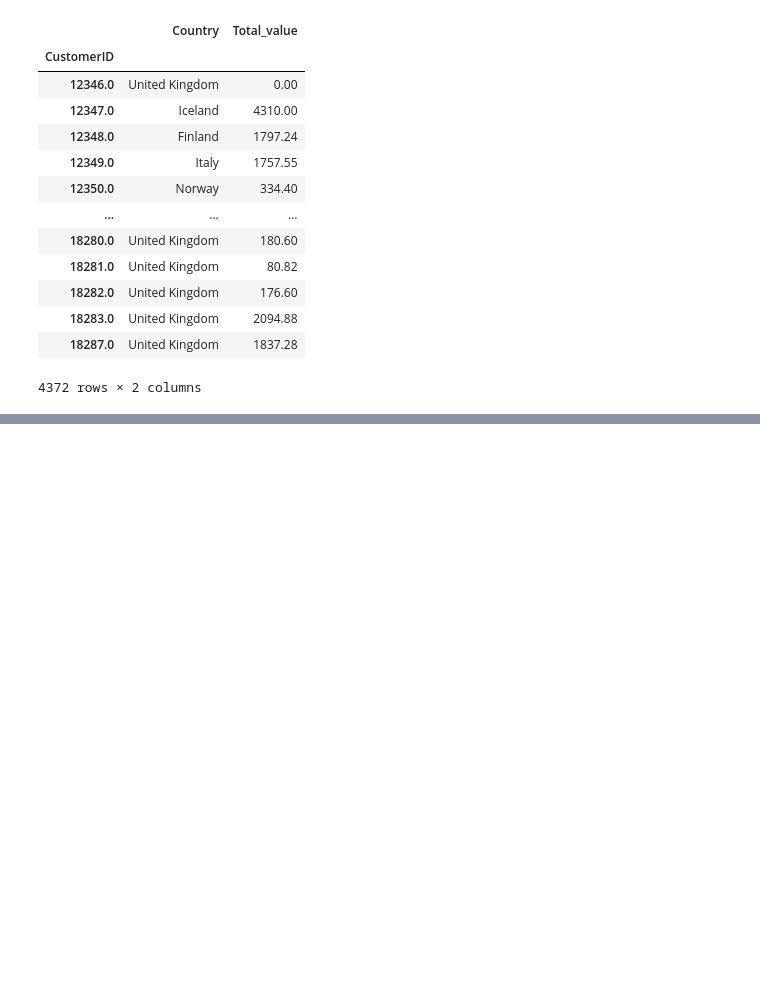
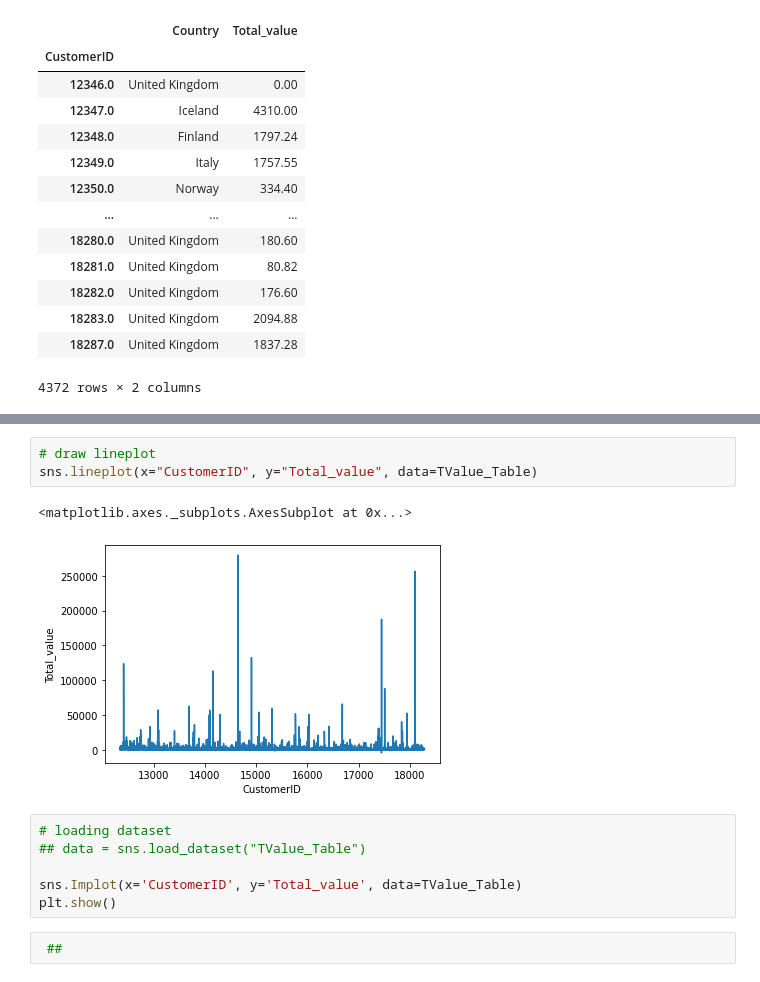
Before and after one commit to V-Nayak/EDA_project, a Jupyter notebook: Capstone_Project_1_Propensity_Model.ipynb, the cells around one changed output, grey strips where cells are left out. Cells and saved outputs as stored; diff of their text form; blank space fills up the shorter version.

```diff
--- a/Capstone_Project_1_Propensity_Model.ipynb
+++ b/Capstone_Project_1_Propensity_Model.ipynb
@@ -295,0 +323,14 @@ TValue_Table
+# %%
+# draw lineplot
+sns.lineplot(x="CustomerID", y="Total_value", data=TValue_Table)
+# %% [output]
+<matplotlib.axes._subplots.AxesSubplot at 0x...>
+[figure, added]
+# %%
+# loading dataset
+## data = sns.load_dataset("TValue_Table")
+
+sns.Implot(x='CustomerID', y='Total_value', data=TValue_Table)
+plt.show()
+# %%
+ ##
```
Also changed, not shown: parts of 5 cells of this notebook.
